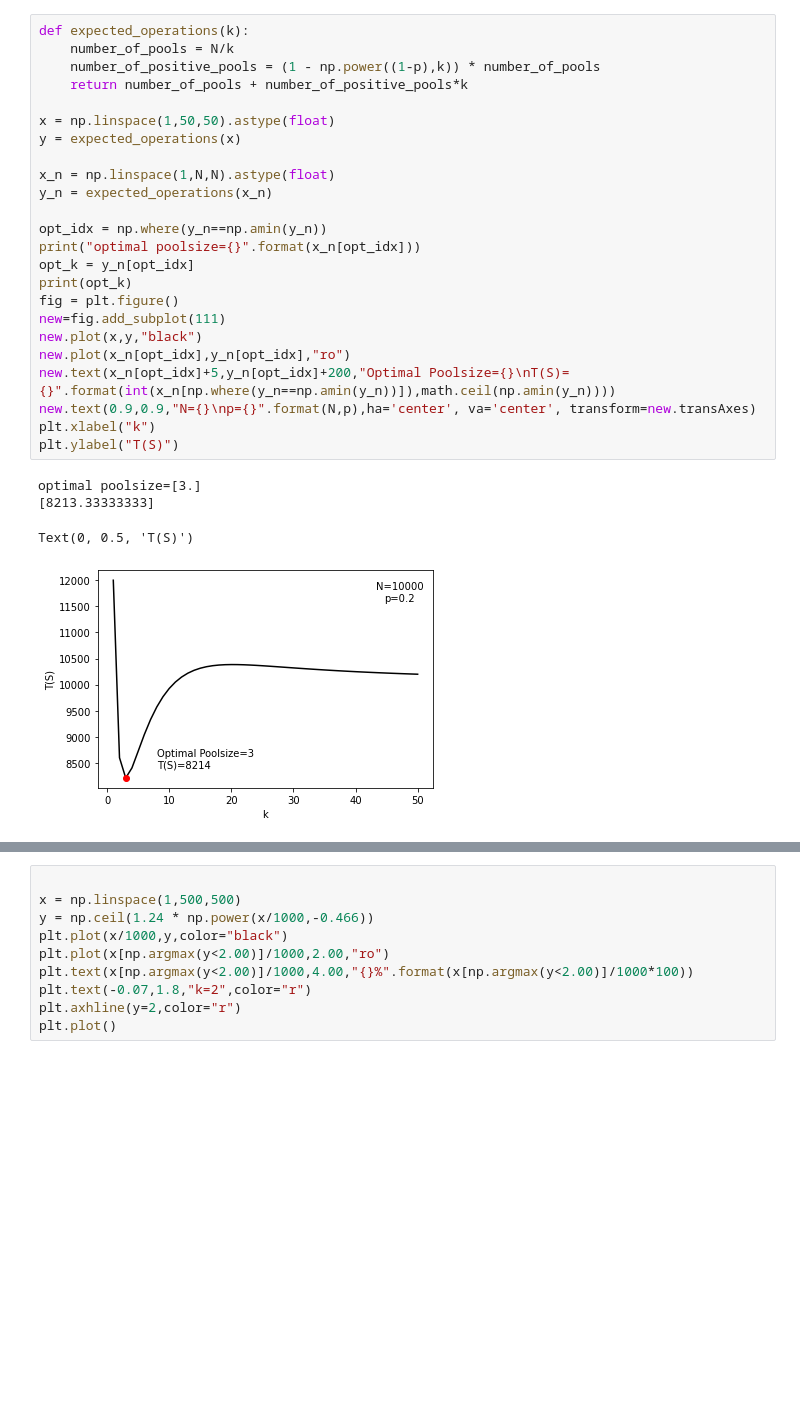
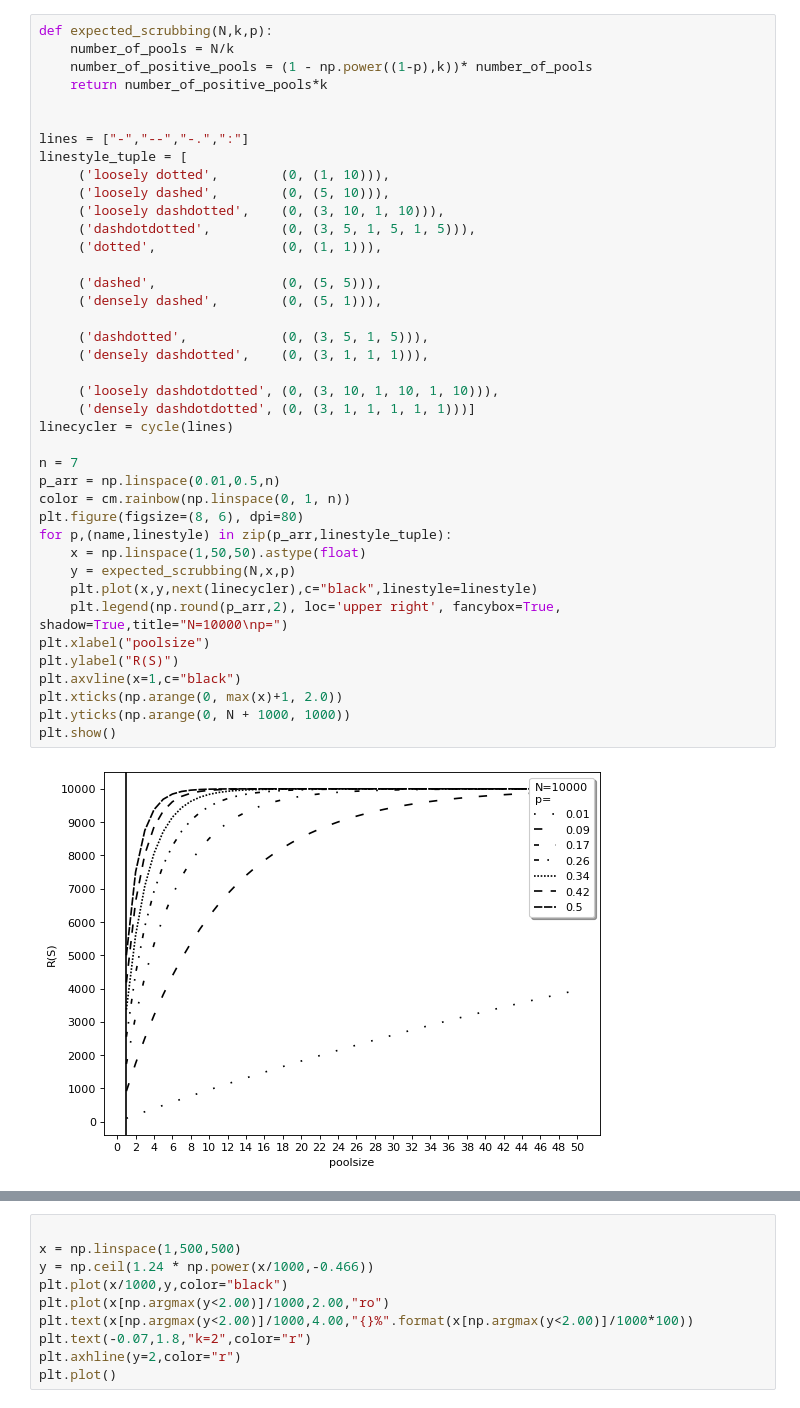
Before and after one commit to metsch/masterthesis, a Jupyter notebook: src/py/rq1.ipynb, the cells around one changed output, grey strips where cells are left out. Cells and saved outputs as stored; diff of their text form; blank space fills up the shorter version.

```diff
--- a/src/py/rq1.ipynb
+++ b/src/py/rq1.ipynb
@@ -64,29 +39,42 @@ Text(0, 0.5, 'T(S_scrubbing)')
-# %%
-def expected_operations(k):
-    number_of_pools = N/k
-    number_of_positive_pools = (1 - np.power((1-p),k)) * number_of_pools
-    return number_of_pools + number_of_positive_pools*k
-
-x = np.linspace(1,50,50).astype(float)
-y = expected_operations(x)
-
-x_n = np.linspace(1,N,N).astype(float)
-y_n = expected_operations(x_n)
-
-opt_idx = np.where(y_n==np.amin(y_n))
-print("optimal poolsize={}".format(x_n[opt_idx]))
-opt_k = y_n[opt_idx]
-print(opt_k)
-fig = plt.figure()
-new=fig.add_subplot(111)
-new.plot(x,y,"black")
-new.plot(x_n[opt_idx],y_n[opt_idx],"ro")
-new.text(x_n[opt_idx]+5,y_n[opt_idx]+200,"Optimal Poolsize={}\nT(S)={}".format(int(x_n[np.where(y_n==np.amin(y_n))]),math.ceil(np.amin(y_n))))
-new.text(0.9,0.9,"N={}\np={}".format(N,p),ha='center', va='center', transform=new.transAxes)
-plt.xlabel("k")
-plt.ylabel("T(S)")
-# %% [output]
-optimal poolsize=[3.]
-[8213.33333333]
-Text(0, 0.5, 'T(S)')
-[figure, removed]
+# %%
+def expected_scrubbing(N,k,p):
+    number_of_pools = N/k
+    number_of_positive_pools = (1 - np.power((1-p),k))* number_of_pools
+    return number_of_positive_pools*k
+
+
+lines = ["-","--","-.",":"]
+linestyle_tuple = [
+     ('loosely dotted',        (0, (1, 10))),
+     ('loosely dashed',        (0, (5, 10))),
+     ('loosely dashdotted',    (0, (3, 10, 1, 10))),
+     ('dashdotdotted',         (0, (3, 5, 1, 5, 1, 5))),
+     ('dotted',                (0, (1, 1))),
+
+     ('dashed',                (0, (5, 5))),
+     ('densely dashed',        (0, (5, 1))),
+
+     ('dashdotted',            (0, (3, 5, 1, 5))),
+     ('densely dashdotted',    (0, (3, 1, 1, 1))),
+
+     ('loosely dashdotdotted', (0, (3, 10, 1, 10, 1, 10))),
+     ('densely dashdotdotted', (0, (3, 1, 1, 1, 1, 1)))]
+linecycler = cycle(lines)
+
+n = 7
+p_arr = np.linspace(0.01,0.5,n)
+color = cm.rainbow(np.linspace(0, 1, n))
+plt.figure(figsize=(8, 6), dpi=80)
+for p,(name,linestyle) in zip(p_arr,linestyle_tuple):
+    x = np.linspace(1,50,50).astype(float)
+    y = expected_scrubbing(N,x,p)
+    plt.plot(x,y,next(linecycler),c="black",linestyle=linestyle)
+    plt.legend(np.round(p_arr,2), loc='upper right', fancybox=True, shadow=True,title="N=10000\np=")
+plt.xlabel("poolsize")
+plt.ylabel("R(S)")
+plt.axvline(x=1,c="black")
+plt.xticks(np.arange(0, max(x)+1, 2.0))
+plt.yticks(np.arange(0, N + 1000, 1000))
+plt.show()
+# %% [output]
+[figure, added]
```
Also changed, not shown: parts of 5 cells of this notebook, 18 other files.
